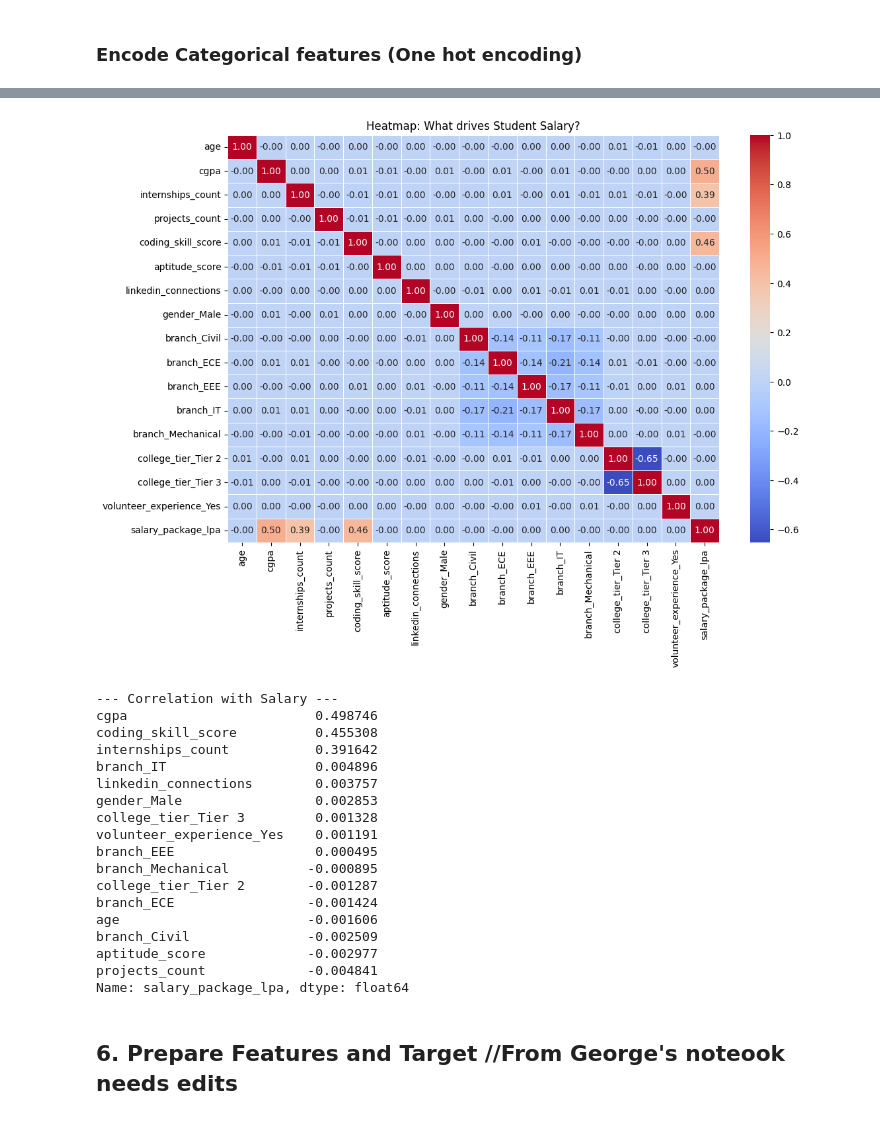
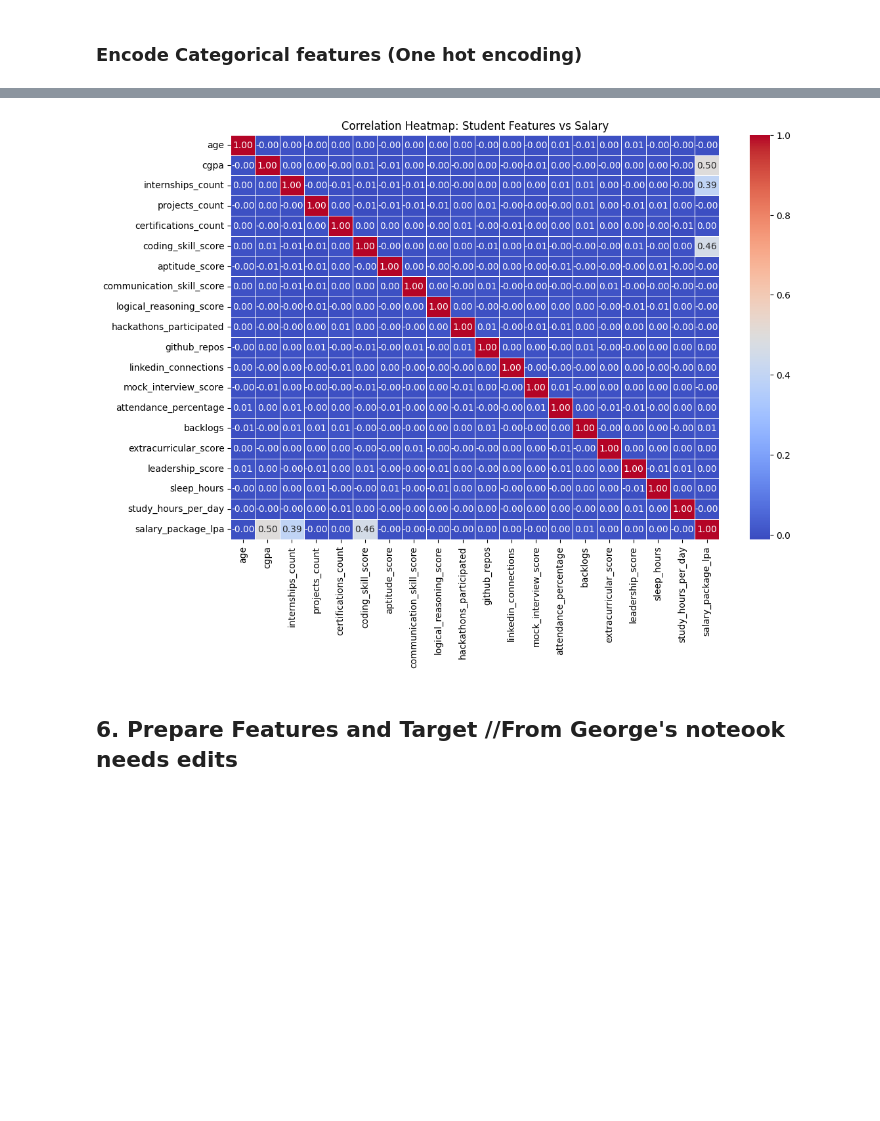
Before and after one commit to JoAz06/Workshop2Project, a Jupyter notebook: regression.ipynb, the cells around one changed output, grey strips where cells are left out. Cells and saved outputs as stored; diff of their text form; code cells hidden in the pictures; blank space fills up the shorter version.

```diff
--- a/regression.ipynb
+++ b/regression.ipynb
@@ -688,48 +679,25 @@ Encoding complete. New shape: (54459, 29)
 5 rows × 29 columns
 # %%
-# Checking our correlation matrix after encoding and outlier handling
+numeric_cols_clean = df_cleaned.select_dtypes(include=np.number).columns.tolist()
 
-# 2. Identify your newly encoded categorical columns
-# These names are created by pd.get_dummies(drop_first=True)
-cat_cols = [col for col in df_cleaned.columns if 'branch_' in col or
-            'college_tier_' in col or 'gender_' in col or 'volunteer_experience_' in col]
+cols = [c for c in numeric_cols_clean if c in df_cleaned.columns]
 
-# 3. Combine them to calculate the matrix
-all_cols = numeric_cols + cat_cols
-# Ensure only columns that exist in df_cleaned are used
-existing_cols = [c for c in all_cols if c in df_cleaned.columns]
+correlation_matrix = df_cleaned[cols].corr()
 
-correlation_matrix = df_cleaned[existing_cols + ['salary_package_lpa']].corr()
+plt.figure(figsize=(12, 8))
 
-# 4. Create the Heatmap
-plt.figure(figsize=(12, 8))
-sns.heatmap(correlation_matrix, annot=True, cmap='coolwarm', fmt=".2f", linewidths=.5)
-plt.title('Heatmap: What drives Student Salary?')
+sns.heatmap(
+    correlation_matrix,
+    annot=True,
+    cmap='coolwarm',
+    fmt=".2f",
+    linewidths=0.5
+)
+
+plt.title("Correlation Heatmap: Student Features vs Salary")
 plt.show()
-
-# 5. Targeted Insight
-print("--- Correlation with Salary ---")
-print(correlation_matrix['salary_package_lpa'].sort_values(ascending=False).drop('salary_package_lpa'))
 # %% [output]
-[figure, old version]
+[figure, new version]
---- Correlation with Salary ---
-cgpa                        0.498746
-coding_skill_score          0.455308
-internships_count           0.391642
-branch_IT                   0.004896
-linkedin_connections        0.003757
-gender_Male                 0.002853
-college_tier_Tier 3         0.001328
-volunteer_experience_Yes    0.001191
-branch_EEE                  0.000495
-branch_Mechanical          -0.000895
-college_tier_Tier 2        -0.001287
-branch_ECE                 -0.001424
-age                        -0.001606
-branch_Civil               -0.002509
-aptitude_score             -0.002977
-projects_count             -0.004841
-Name: salary_package_lpa, dtype: float64
 # %% [markdown]
 ## 6. Prepare Features and Target                   //From George's noteook needs edits
 # %%
```
Also changed, not shown: parts of 7 cells of this notebook, 1 other file.
